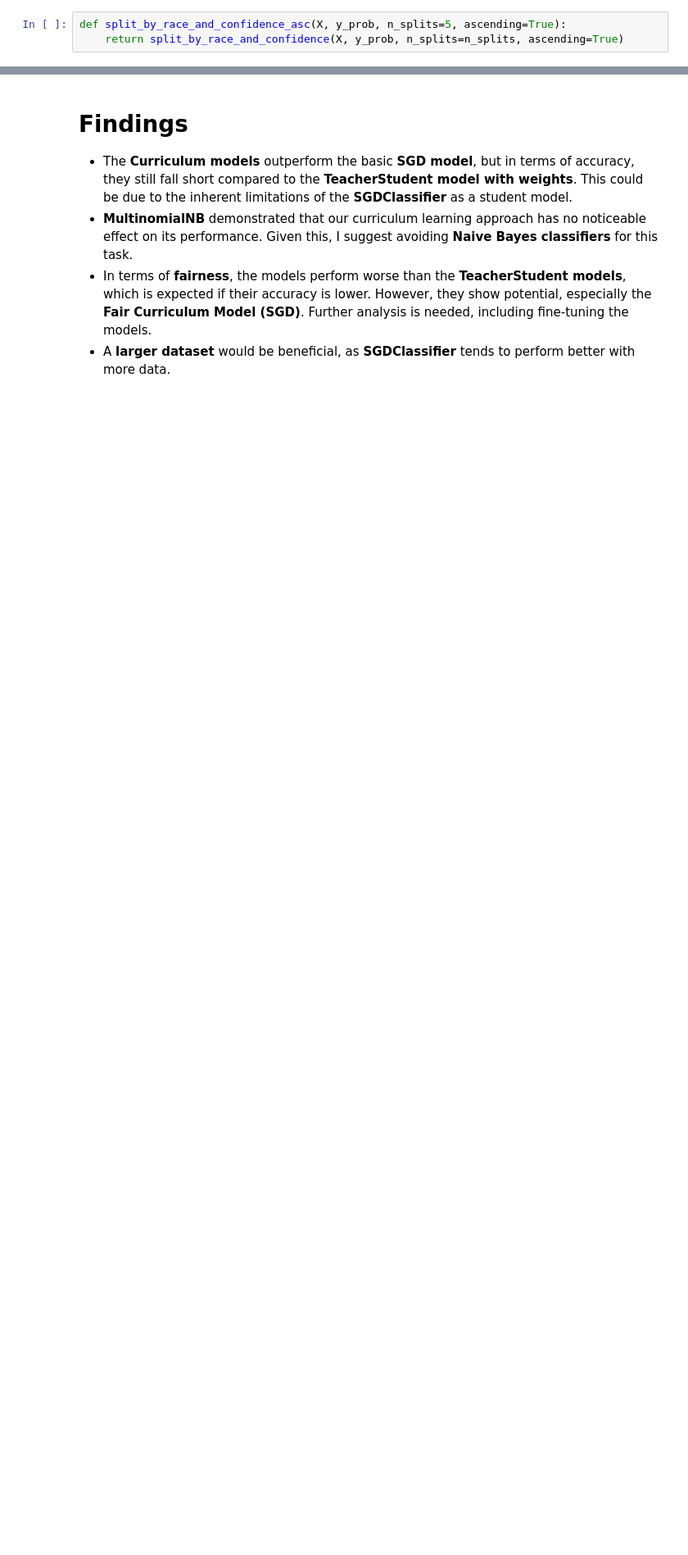
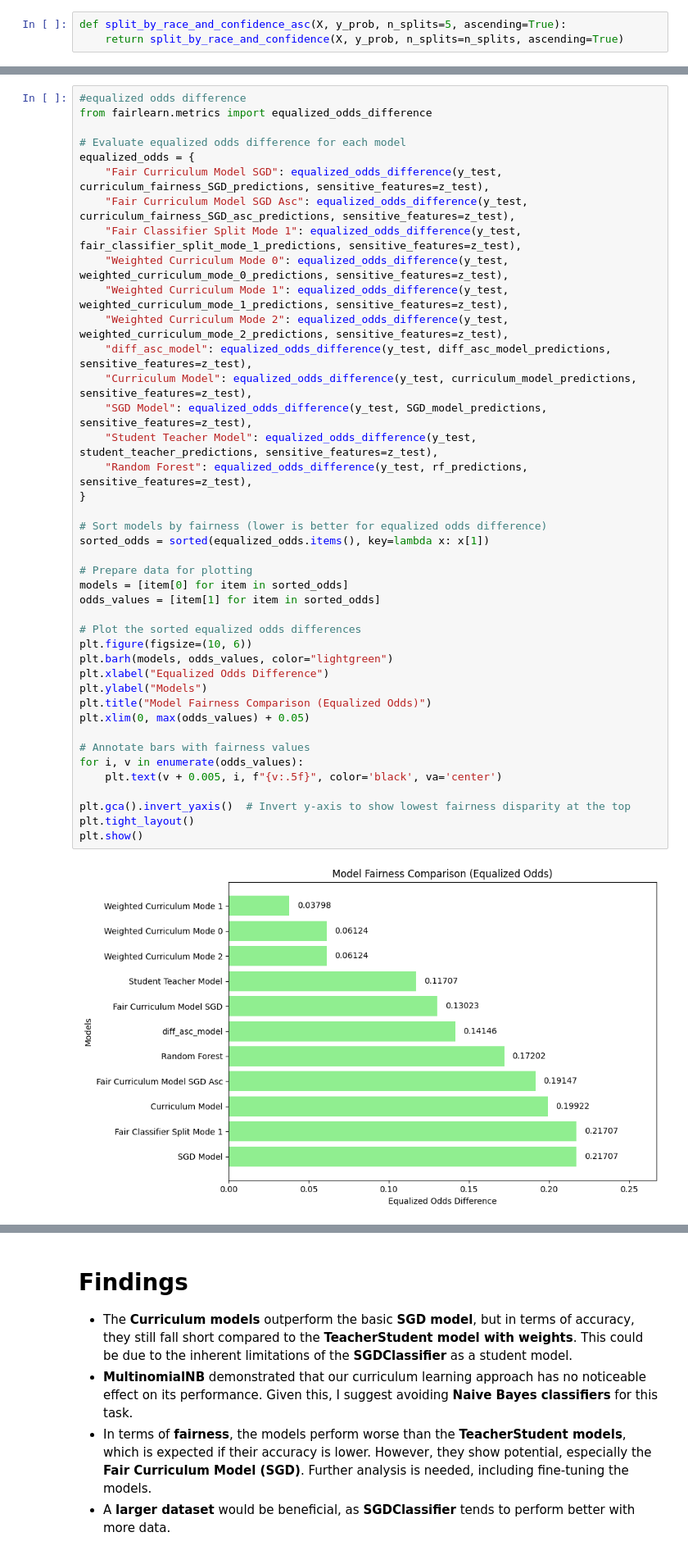
Before and after one commit to trdin/FairStudentTeacher, a Jupyter notebook: models_eval/fairness_model_compare.ipynb, the cells around one changed output, grey strips where cells are left out. Shown: that part at 82% size. Drawn from its saved outputs; the diff is of its cells as text; blank space fills up the shorter version.

```diff
--- a/models_eval/fairness_model_compare.ipynb
+++ b/models_eval/fairness_model_compare.ipynb
@@ -299,0 +346,43 @@ plt.show()
+# %%
+#equalized odds difference
+from fairlearn.metrics import equalized_odds_difference
+
+# Evaluate equalized odds difference for each model
+equalized_odds = {
+    "Fair Curriculum Model SGD": equalized_odds_difference(y_test, curriculum_fairness_SGD_predictions, sensitive_features=z_test),
+    "Fair Curriculum Model SGD Asc": equalized_odds_difference(y_test, curriculum_fairness_SGD_asc_predictions, sensitive_features=z_test),
+    "Fair Classifier Split Mode 1": equalized_odds_difference(y_test, fair_classifier_split_mode_1_predictions, sensitive_features=z_test),
+    "Weighted Curriculum Mode 0": equalized_odds_difference(y_test, weighted_curriculum_mode_0_predictions, sensitive_features=z_test),
+    "Weighted Curriculum Mode 1": equalized_odds_difference(y_test, weighted_curriculum_mode_1_predictions, sensitive_features=z_test),
+    "Weighted Curriculum Mode 2": equalized_odds_difference(y_test, weighted_curriculum_mode_2_predictions, sensitive_features=z_test),
+    "diff_asc_model": equalized_odds_difference(y_test, diff_asc_model_predictions, sensitive_features=z_test),
+    "Curriculum Model": equalized_odds_difference(y_test, curriculum_model_predictions, sensitive_features=z_test),
+    "SGD Model": equalized_odds_difference(y_test, SGD_model_predictions, sensitive_features=z_test),
+    "Student Teacher Model": equalized_odds_difference(y_test, student_teacher_predictions, sensitive_features=z_test),
+    "Random Forest": equalized_odds_difference(y_test, rf_predictions, sensitive_features=z_test),
+}
+
+# Sort models by fairness (lower is better for equalized odds difference)
+sorted_odds = sorted(equalized_odds.items(), key=lambda x: x[1])
+
+# Prepare data for plotting
+models = [item[0] for item in sorted_odds]
+odds_values = [item[1] for item in sorted_odds]
+
+# Plot the sorted equalized odds differences
+plt.figure(figsize=(10, 6))
+plt.barh(models, odds_values, color="lightgreen")
+plt.xlabel("Equalized Odds Difference")
+plt.ylabel("Models")
+plt.title("Model Fairness Comparison (Equalized Odds)")
+plt.xlim(0, max(odds_values) + 0.05)
+
+# Annotate bars with fairness values
+for i, v in enumerate(odds_values):
+    plt.text(v + 0.005, i, f"{v:.5f}", color='black', va='center')
+
+plt.gca().invert_yaxis()  # Invert y-axis to show lowest fairness disparity at the top
+plt.tight_layout()
+plt.show()
+# %% [output]
+[figure, added]
```
Also changed, not shown: parts of 7 cells of this notebook, 9 other files.
